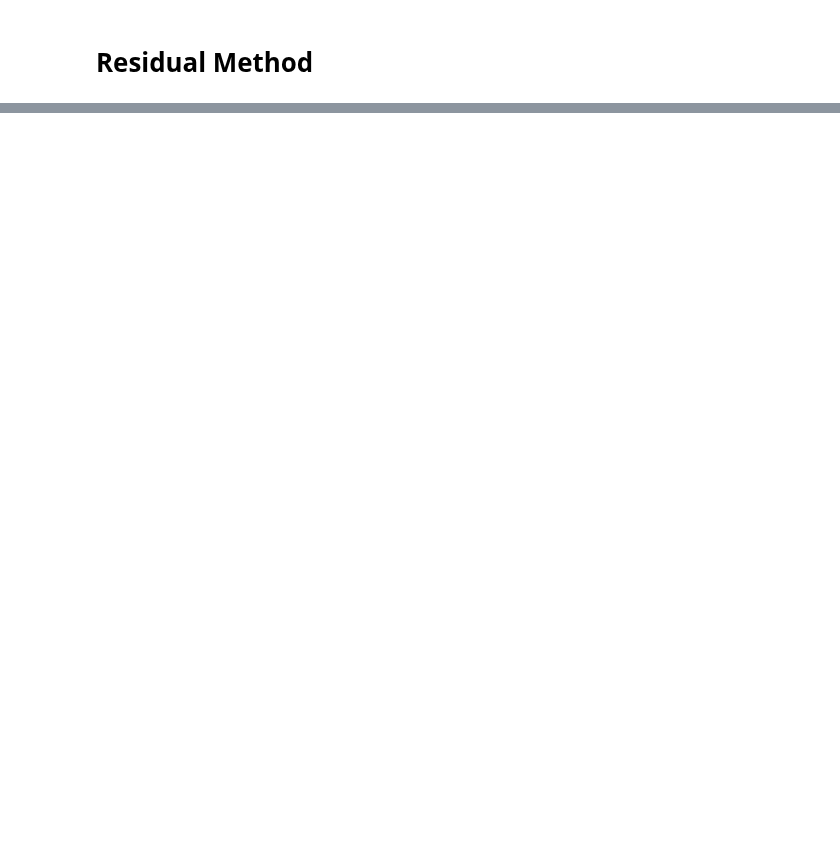
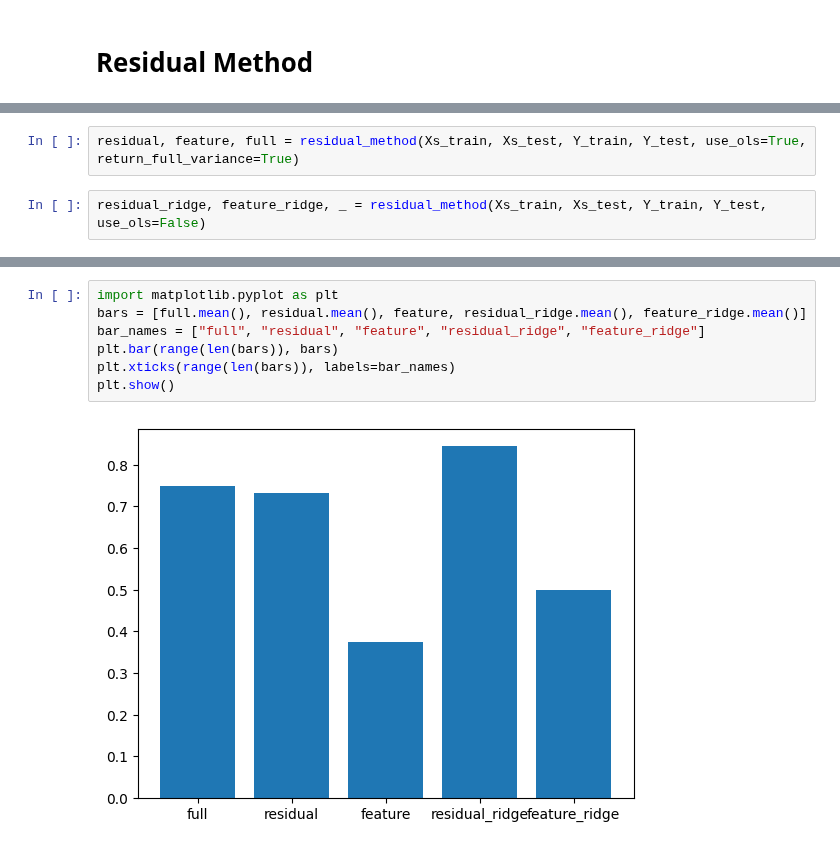
Before and after one commit to leo-schultheiss/compare_variance_residual, a Jupyter notebook: compare_variance_residual/simulated/sanity_checks.ipynb, the cells around one changed output, grey strips where cells are left out. Saved outputs shown, nothing was run; the diff lists cells and outputs as text; blank space fills up the shorter version.

Commit message:
refactor residual to return more variance information

```diff
--- a/compare_variance_residual/simulated/sanity_checks.ipynb
+++ b/compare_variance_residual/simulated/sanity_checks.ipynb
@@ -40,0 +45,4 @@ plt.show()
+# %%
+residual, feature, full = residual_method(Xs_train, Xs_test, Y_train, Y_test, use_ols=True, return_full_variance=True)
+# %%
+residual_ridge, feature_ridge, _ = residual_method(Xs_train, Xs_test, Y_train, Y_test, use_ols=False)
@@ -40,0 +67,9 @@ plt.show()
+# %%
+import matplotlib.pyplot as plt
+bars = [full.mean(), residual.mean(), feature, residual_ridge.mean(), feature_ridge.mean()]
+bar_names = ["full", "residual", "feature", "residual_ridge", "feature_ridge"]
+plt.bar(range(len(bars)), bars)
+plt.xticks(range(len(bars)), labels=bar_names)
+plt.show()
+# %% [output]
+[figure, added]
```
Also changed, not shown: parts of 5 cells of this notebook, 1 other file.
